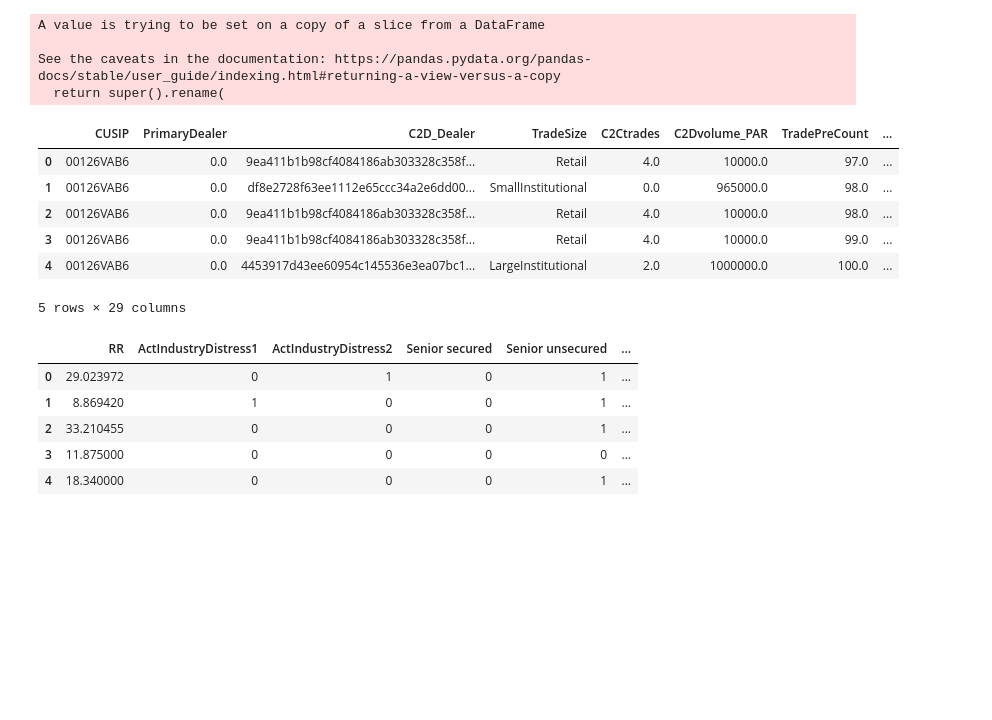
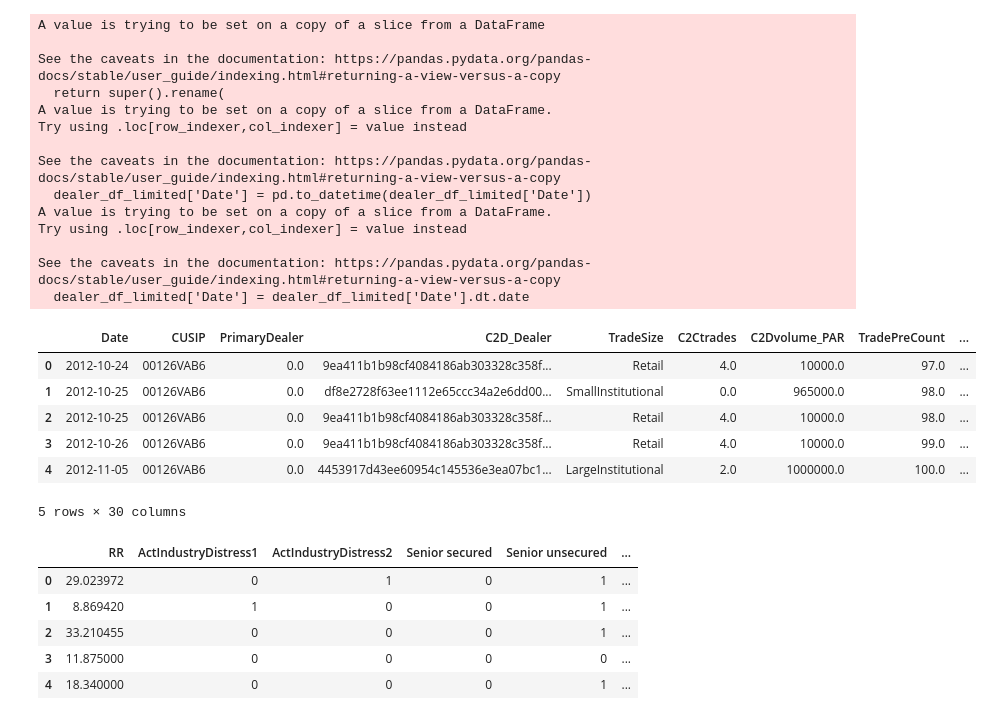
Before and after one commit to constantin1101/LLM_CreditorRRPrediction, a Jupyter notebook: dealer_analysis.ipynb, the cells around one changed output. Drawn from its saved outputs; the diff is of its cells as text; code cells hidden in the pictures; blank space fills up the shorter version.

```diff
--- a/dealer_analysis.ipynb
+++ b/dealer_analysis.ipynb
@@ -17,36 +17,52 @@ dealer_data = pd.read_csv('dealer/dealer_data.csv')
 # %%
 # List of relevant columns, including the recovery rate
 relevant_columns = [
-    'DealCSP', 'PrimaryDealer', 'C2D_Dealer', 'TradeSize', 'C2Ctrades', 'C2Dvolume_PAR',
+    'Date', 'DealCSP', 'PrimaryDealer', 'C2D_Dealer', 'TradeSize', 'C2Ctrades', 'C2Dvolume_PAR',
     'TradePreCount', 'TradePreVolume', 'TimeToMaturity', 'TimeSinceOffering', 'Default',
     'TRADE_CHAIN2', 'TRADE_CHAIN3', 'TRADE_CHAIN4', 'TRADE_CHAIN5', 'TRADE_CHAIN6', 'TRADE_CHAIN7', 'TRADE_CHAIN8', 'TRADE_CHAIN9', 'TRADE_CHAIN10',
     'Markup', 'predicted_Primary', 'Rating', 'Commission', 'PostDummy', 'IndustryDefaultRate',
     'UncertaintyIndex', 'PriceDistance', 'RR_Price'
 ]
 
 # Limit the DataFrame to the relevant columns
 dealer_df_limited = dealer_data[relevant_columns]
 
 # rename DealCSP to CUSIP
 dealer_df_limited.rename(columns={'DealCSP': 'CUSIP'}, inplace=True)
 
 # rename RR_price to dealer_RR
 dealer_df_limited.rename(columns={'RR_Price': 'dealer_RR'}, inplace=True)
 
+# transform the date column to date
+dealer_df_limited['Date'] = pd.to_datetime(dealer_df_limited['Date'])
+
+# ingore time
+dealer_df_limited['Date'] = dealer_df_limited['Date'].dt.date
+
 # Display the first few rows of the limited DataFrame
 dealer_df_limited.head()
 # %% [output]
 A value is trying to be set on a copy of a slice from a DataFrame
 
 See the caveats in the documentation: https://pandas.pydata.org/pandas-docs/stable/user_guide/indexing.html#returning-a-view-versus-a-copy
   return super().rename(
+A value is trying to be set on a copy of a slice from a DataFrame.
+Try using .loc[row_indexer,col_indexer] = value instead
+
+See the caveats in the documentation: https://pandas.pydata.org/pandas-docs/stable/user_guide/indexing.html#returning-a-view-versus-a-copy
+  dealer_df_limited['Date'] = pd.to_datetime(dealer_df_limited['Date'])
+A value is trying to be set on a copy of a slice from a DataFrame.
+Try using .loc[row_indexer,col_indexer] = value instead
+
+See the caveats in the documentation: https://pandas.pydata.org/pandas-docs/stable/user_guide/indexing.html#returning-a-view-versus-a-copy
+  dealer_df_limited['Date'] = dealer_df_limited['Date'].dt.date
-|  | CUSIP | PrimaryDealer | C2D_Dealer | TradeSize | C2Ctrades | C2Dvolume_PAR | TradePreCount | ... |
-| 0 | 00126VAB6 | 0.0 | 9ea411b1b98cf4084186ab303328c358f... | Retail | 4.0 | 10000.0 | 97.0 | ... |
-| 1 | 00126VAB6 | 0.0 | df8e2728f63ee1112e65ccc34a2e6dd00... | SmallInstitutional | 0.0 | 965000.0 | 98.0 | ... |
-| 2 | 00126VAB6 | 0.0 | 9ea411b1b98cf4084186ab303328c358f... | Retail | 4.0 | 10000.0 | 98.0 | ... |
-| 3 | 00126VAB6 | 0.0 | 9ea411b1b98cf4084186ab303328c358f... | Retail | 4.0 | 10000.0 | 99.0 | ... |
-| 4 | 00126VAB6 | 0.0 | 4453917d43ee60954c145536e3ea07bc1... | LargeInstitutional | 2.0 | 1000000.0 | 100.0 | ... |
+|  | Date | CUSIP | PrimaryDealer | C2D_Dealer | TradeSize | C2Ctrades | C2Dvolume_PAR | TradePreCount | ... |
+| 0 | 2012-10-24 | 00126VAB6 | 0.0 | 9ea411b1b98cf4084186ab303328c358f... | Retail | 4.0 | 10000.0 | 97.0 | ... |
+| 1 | 2012-10-25 | 00126VAB6 | 0.0 | df8e2728f63ee1112e65ccc34a2e6dd00... | SmallInstitutional | 0.0 | 965000.0 | 98.0 | ... |
+| 2 | 2012-10-25 | 00126VAB6 | 0.0 | 9ea411b1b98cf4084186ab303328c358f... | Retail | 4.0 | 10000.0 | 98.0 | ... |
+| 3 | 2012-10-26 | 00126VAB6 | 0.0 | 9ea411b1b98cf4084186ab303328c358f... | Retail | 4.0 | 10000.0 | 99.0 | ... |
+| 4 | 2012-11-05 | 00126VAB6 | 0.0 | 4453917d43ee60954c145536e3ea07bc1... | LargeInstitutional | 2.0 | 1000000.0 | 100.0 | ... |
-5 rows × 29 columns
+5 rows × 30 columns
 # %%
 presentation_analysis = pd.read_csv('transcripts/LLM_outputs_presentation.csv')
 qna_analysis = pd.read_csv('transcripts/LLM_QnA_analysis.csv')
```
Also changed, not shown: parts of 6 cells of this notebook.
